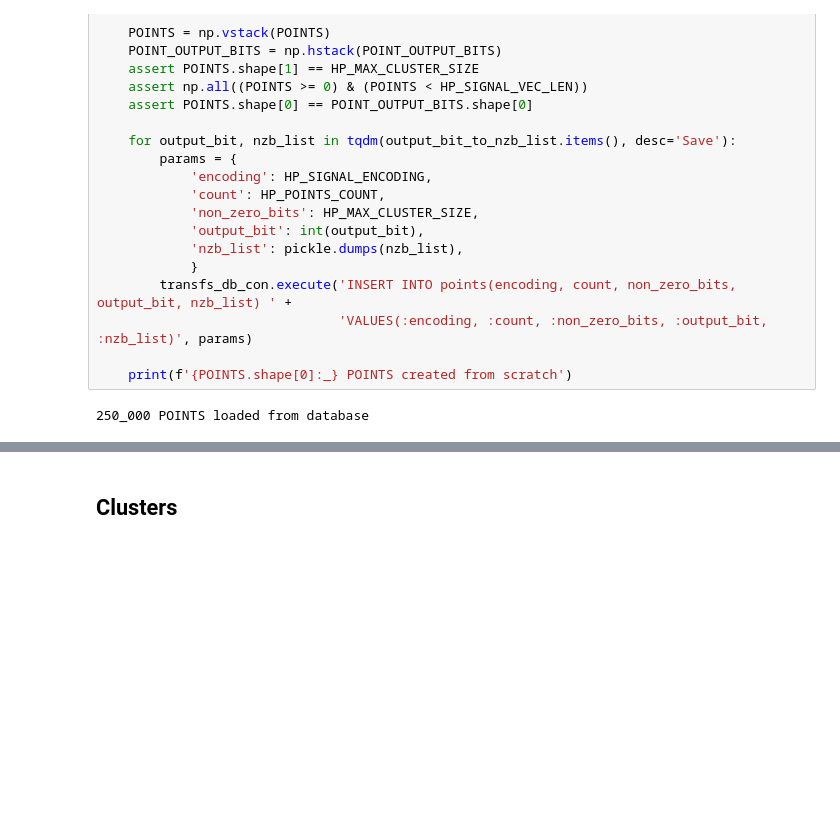
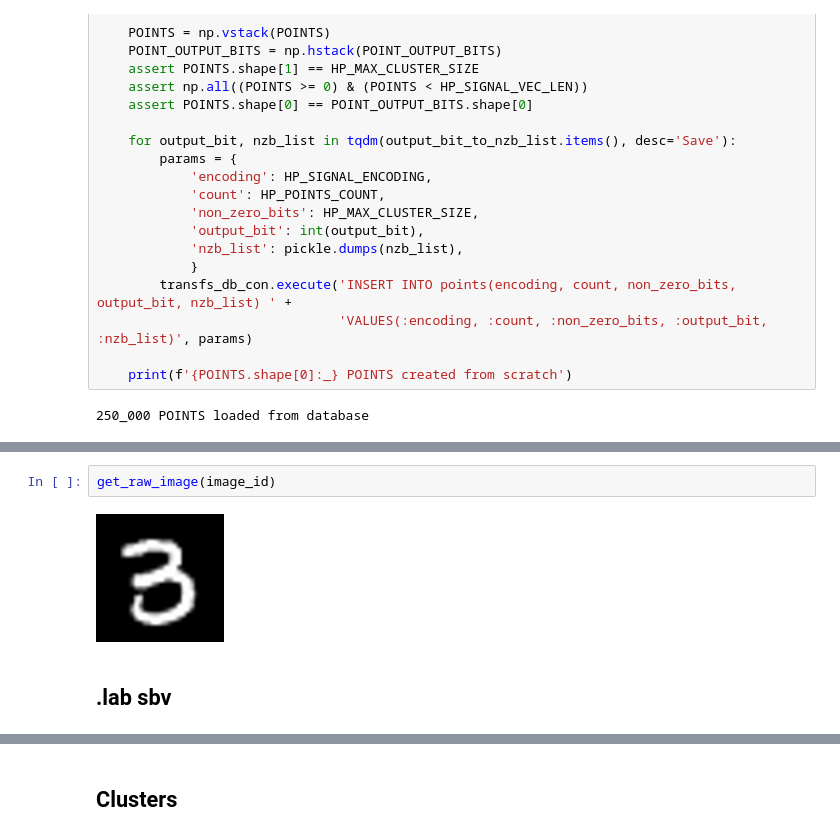
Before and after one commit to kocherovms/neurovision, a Jupyter notebook: mnist_recognition/transf_learn25.ipynb, the cells around one changed output, grey strips where cells are left out. Saved outputs shown, nothing was run; the diff lists cells and outputs as text; blank space fills up the shorter version.

```diff
--- a/mnist_recognition/transf_learn25.ipynb
+++ b/mnist_recognition/transf_learn25.ipynb
@@ -1276,0 +1327,6 @@ else:
+# %%
+get_raw_image(image_id)
+# %% [output]
+[figure, added]
+# %% [markdown]
+## .lab sbv
```
Also changed, not shown: parts of 23 cells of this notebook, 1 other file.
